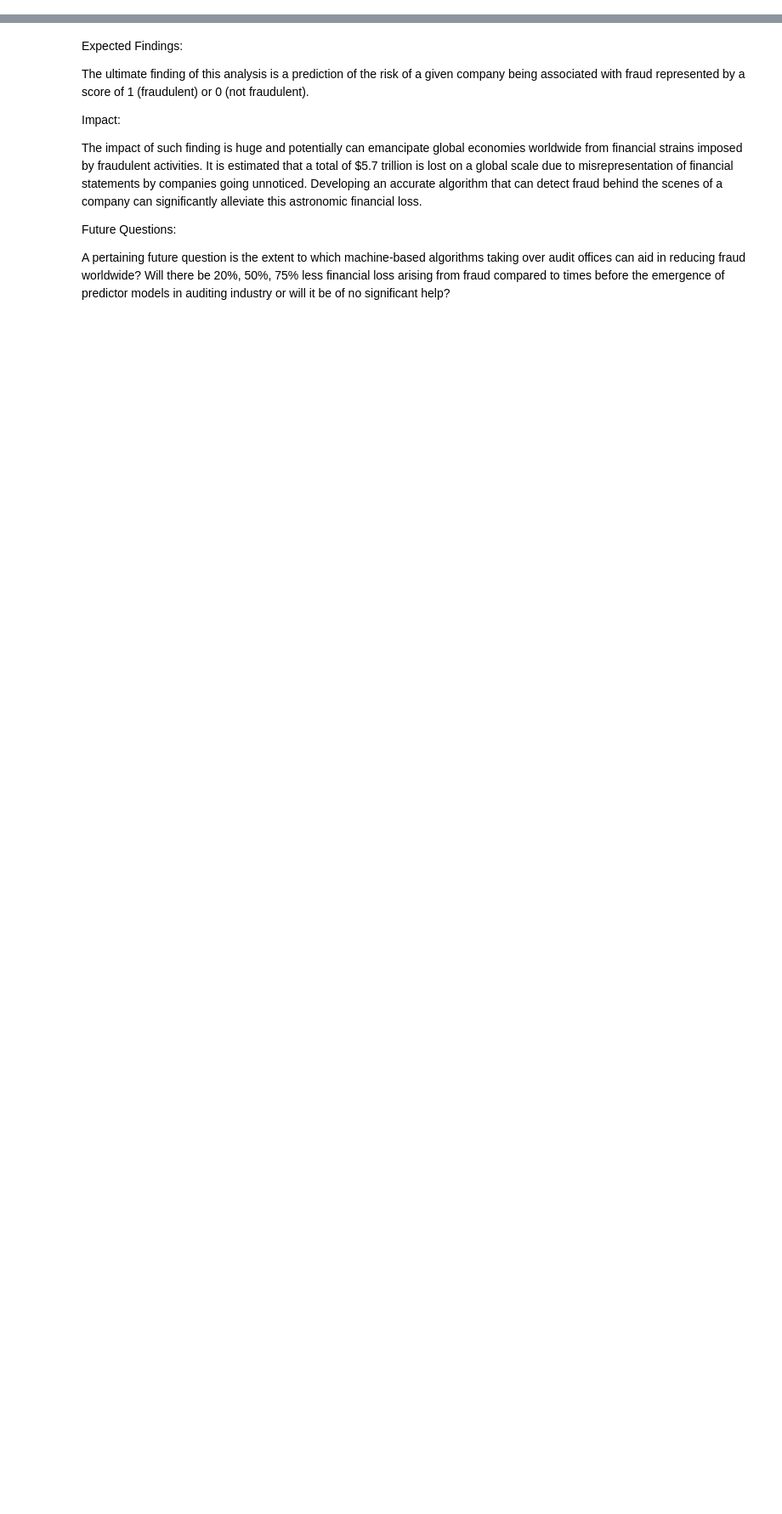
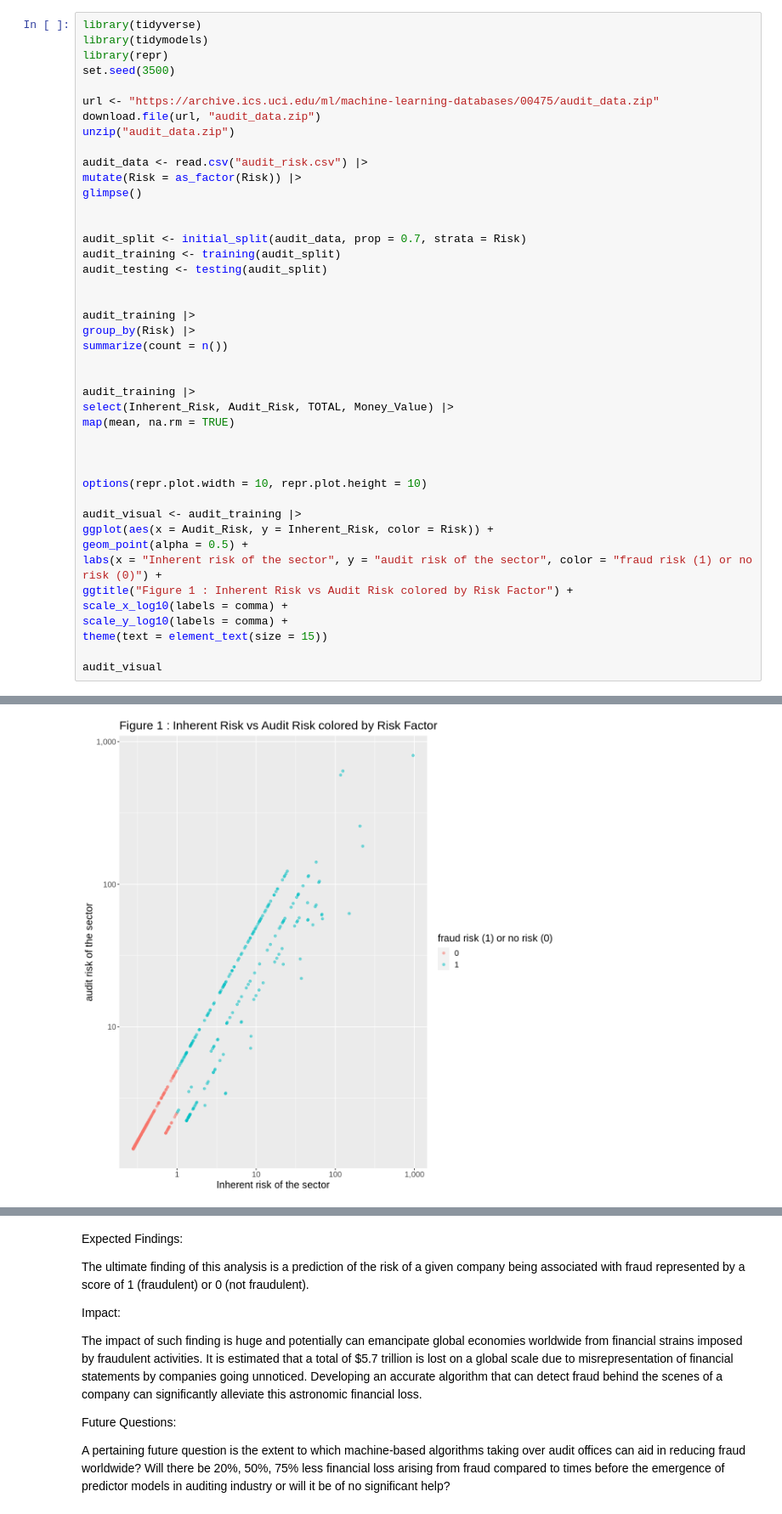
Before and after one commit to kevin-shiao/data-science-project, a Jupyter notebook: project_proposal/proposal.ipynb, the cells around one changed output, grey strips where cells are left out. Shown: that part at 85% size. Cells and saved outputs as stored; diff of their text form; blank space fills up the shorter version.

```diff
--- a/project_proposal/proposal.ipynb
+++ b/project_proposal/proposal.ipynb
@@ -97,0 +17,44 @@ $Money_Value
+# %%
+library(tidyverse)
+library(tidymodels)
+library(repr)
+set.seed(3500)
+
+url <- "https://archive.ics.uci.edu/ml/machine-learning-databases/00475/audit_data.zip"
+download.file(url, "audit_data.zip")
+unzip("audit_data.zip")
+
+audit_data <- read.csv("audit_risk.csv") |>
+mutate(Risk = as_factor(Risk)) |>
+glimpse()
+
+
+audit_split <- initial_split(audit_data, prop = 0.7, strata = Risk)
+audit_training <- training(audit_split)
+audit_testing <- testing(audit_split)
+
+
+audit_training |>
+group_by(Risk) |>
+summarize(count = n())
+
+
+audit_training |>
+select(Inherent_Risk, Audit_Risk, TOTAL, Money_Value) |>
+map(mean, na.rm = TRUE)
+
+
+
+options(repr.plot.width = 10, repr.plot.height = 10)
+
+audit_visual <- audit_training |>
+ggplot(aes(x = Audit_Risk, y = Inherent_Risk, color = Risk)) +
+geom_point(alpha = 0.5) +
+labs(x = "Inherent risk of the sector", y = "audit risk of the sector", color = "fraud risk (1) or no risk (0)") +
+ggtitle("Figure 1 : Inherent Risk vs Audit Risk colored by Risk Factor") +
+scale_x_log10(labels = comma) +
+scale_y_log10(labels = comma) +
+theme(text = element_text(size = 15))
+
+audit_visual
+# %% [output]
@@ -97,0 +94 @@ $Money_Value
+[figure, added]
```
Also changed, not shown: parts of 4 cells of this notebook.
